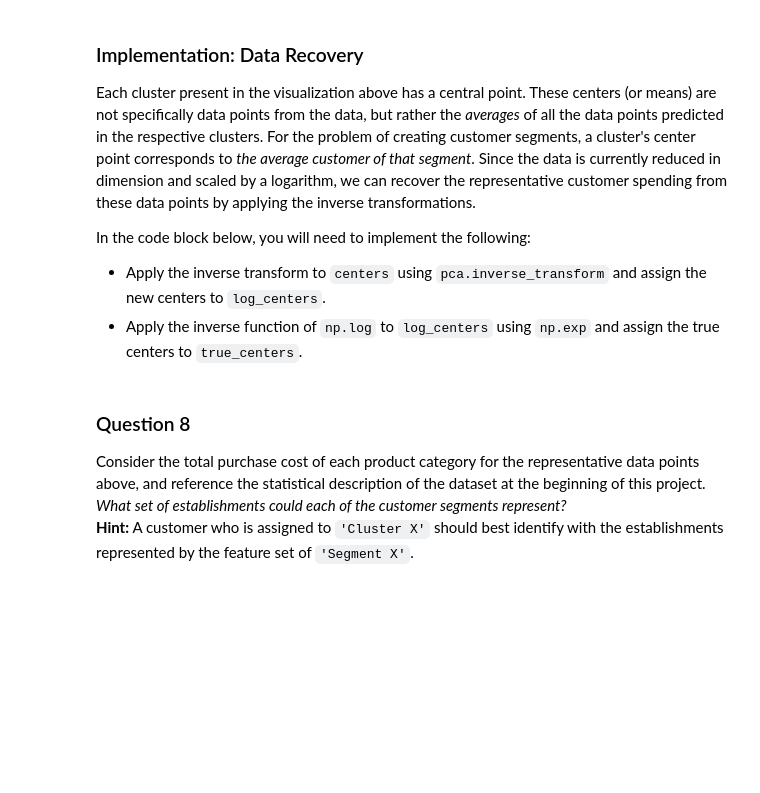
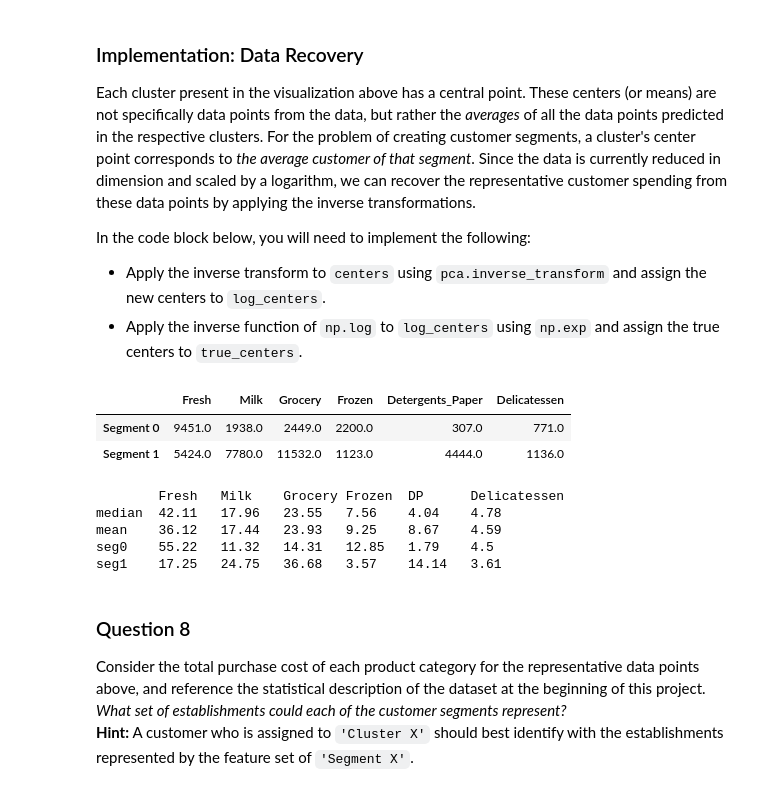
Before and after one commit to ketansahils/UDAML, a Jupyter notebook: projects/creating_customer_segments/customer_segments.ipynb, the cells around one changed output. Saved outputs shown, nothing was run; the diff lists cells and outputs as text; code cells hidden in the pictures; blank space fills up the shorter version.

Commit message:
Submission customer segments

```diff
--- a/projects/creating_customer_segments/customer_segments.ipynb
+++ b/projects/creating_customer_segments/customer_segments.ipynb
@@ -424,0 +424,28 @@ score = None
+# %%
+from sklearn.cluster import KMeans
+from sklearn.metrics import silhouette_score
+
+#pca = PCA(n_components=2)
+#pca.fit(good_data)
+#reduced_data = pca.transform(good_data)
+#pca_samples = pca.transform(log_samples)
+
+for clusters in [3,2]:
+    print "*"*12,"Clusters:",clusters,"*"*12
+    clusterer = KMeans(n_clusters=clusters)
+    clusterer.fit(reduced_data)
+
+    # Predict the cluster for each data point
+    preds = clusterer.predict(reduced_data)
+
+    # Find the cluster centers
+    centers = clusterer.cluster_centers_
+    display(centers)
+
+    # Calculate the mean silhouette coefficient for the number of clusters chosen
+    cluster_labels = clusterer.labels_
+    score = silhouette_score(reduced_data,cluster_labels)
+    display(score)
+
+# Predict the cluster for each transformed sample data point
+sample_preds = clusterer.fit_predict(pca_samples)
@@ -442,16 +481,39 @@ In the code block below, you will need to implement the following:
  - Apply the inverse function of `np.log` to `log_centers` using `np.exp` and assign the true centers to `true_centers`.
 # %%
 # TODO: Inverse transform the centers
-log_centers = None
+log_centers = pca.inverse_transform(centers)
 
 # TODO: Exponentiate the centers
-true_centers = None
+true_centers = np.exp(log_centers)
 
 # Display the true centers
 segments = ['Segment {}'.format(i) for i in range(0,len(centers))]
 true_centers = pd.DataFrame(np.round(true_centers), columns = data.keys())
 true_centers.index = segments
 display(true_centers)
+# %% [output]
+|  | Fresh | Milk | Grocery | Frozen | Detergents_Paper | Delicatessen |
+| Segment 0 | 9451.0 | 1938.0 | 2449.0 | 2200.0 | 307.0 | 771.0 |
+| Segment 1 | 5424.0 | 7780.0 | 11532.0 | 1123.0 | 4444.0 | 1136.0 |
+# %%
+print " "*7,"Fresh\tMilk\tGrocery\tFrozen\tDP\tDelicatessen"
+median = [8504.000000,3627.000000,4755.500000,1526.000000,816.500000,965.500000]
+mean = [12000.297727,5796.265909,7951.277273,3071.931818,2881.493182,1524.870455]
+seg0 = [9451.0,1938.0,2449.0,2200.0,307.0,771.0]
+seg1 = [5424.0,7780.0,11532.0,1123.0,4444.0,1136.0]
+names = ['median','mean','seg0','seg1']
+def arr_of_proportions(arr):
+    s = sum(arr)
+    return map(lambda x: round(100*float(x)/s,2),arr)
+
+for i,arr in enumerate([median,mean,seg0,seg1]):
+    print "{:<7}".format(names[i]),"\t".join(map(str,arr_of_proportions(arr)))
+# %% [output]
+        Fresh   Milk    Grocery Frozen  DP      Delicatessen
+median  42.11   17.96   23.55   7.56    4.04    4.78
+mean    36.12   17.44   23.93   9.25    8.67    4.59
+seg0    55.22   11.32   14.31   12.85   1.79    4.5
+seg1    17.25   24.75   36.68   3.57    14.14   3.61
 # %% [markdown]
 ### Question 8
 Consider the total purchase cost of each product category for the representative data points above, and reference the statistical description of the dataset at the beginning of this project. *What set of establishments could each of the customer segments represent?*
```
Also changed, not shown: parts of 23 cells of this notebook, 2 other files.
